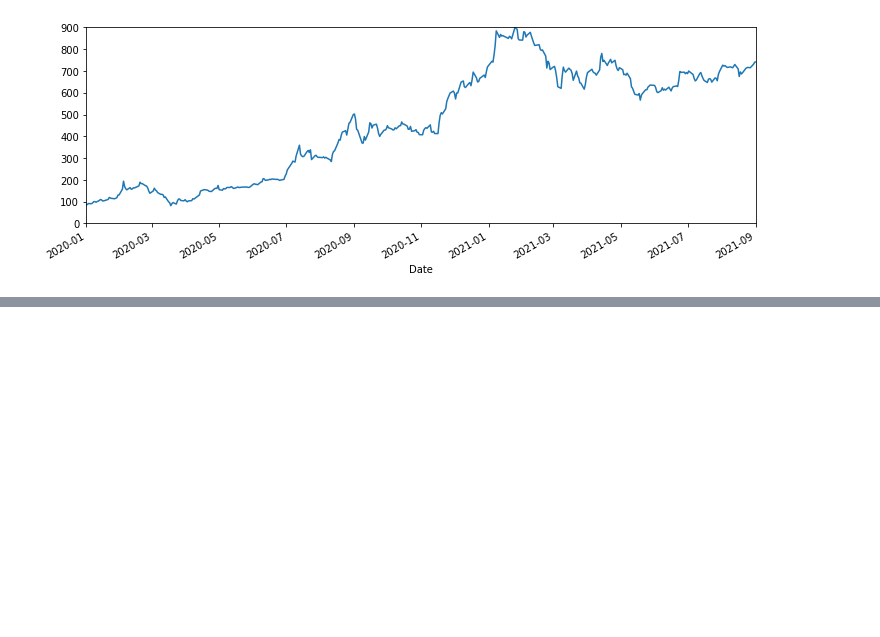
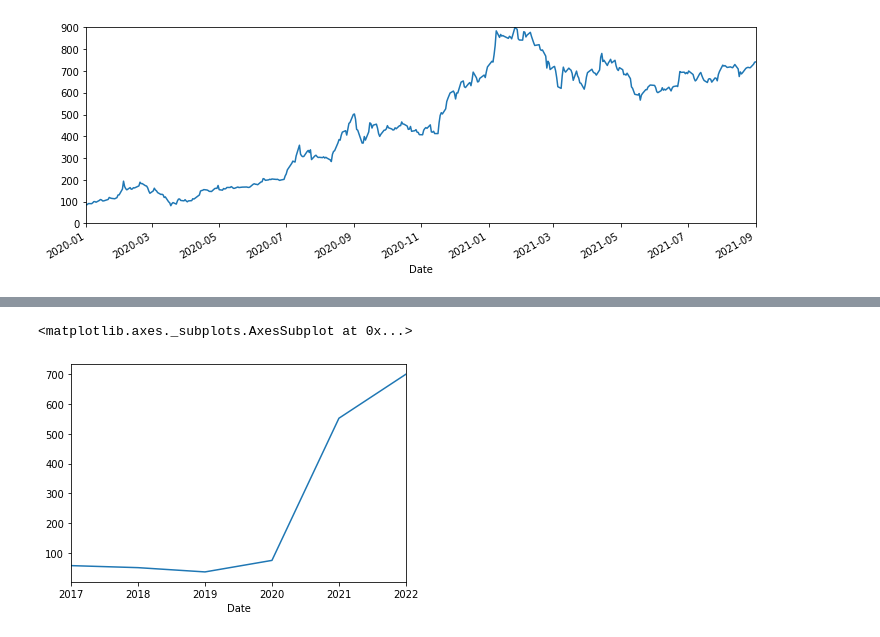
Before and after one commit to ashish7406/TimeSeries, a Jupyter notebook: TimeSeriesExploratory.ipynb, the cells around one changed output, grey strips where cells are left out. Cells and saved outputs as stored; diff of their text form; code cells hidden in the pictures; blank space fills up the shorter version.

```diff
--- a/TimeSeriesExploratory.ipynb
+++ b/TimeSeriesExploratory.ipynb
@@ -151,0 +155,4 @@ axis.plot(index, share_Open)
+# %%
+#major axis to check the information related to stock
+#whenever you have date column that will be int heobject form and there are multiple ways to convert it into datetime
+df_Tesla=df_Tesla.reset_index()
@@ -151,0 +190,2 @@ axis.plot(index, share_Open)
+# %%
+df_Tesla.set_index(df_Tesla["Date"])
@@ -151,0 +207,2 @@ axis.plot(index, share_Open)
+# %%
+df_Tesla=df_Tesla.set_index("Date",drop=True)
@@ -151,0 +264,6 @@ axis.plot(index, share_Open)
+# %%
+df_Tesla.resample(rule='A').min()['Open'].plot()
+#every year which was ominimum less at the end of year
+# %% [output]
+<matplotlib.axes._subplots.AxesSubplot at 0x...>
+[figure, added]
```
Also changed, not shown: parts of 61 cells of this notebook.
